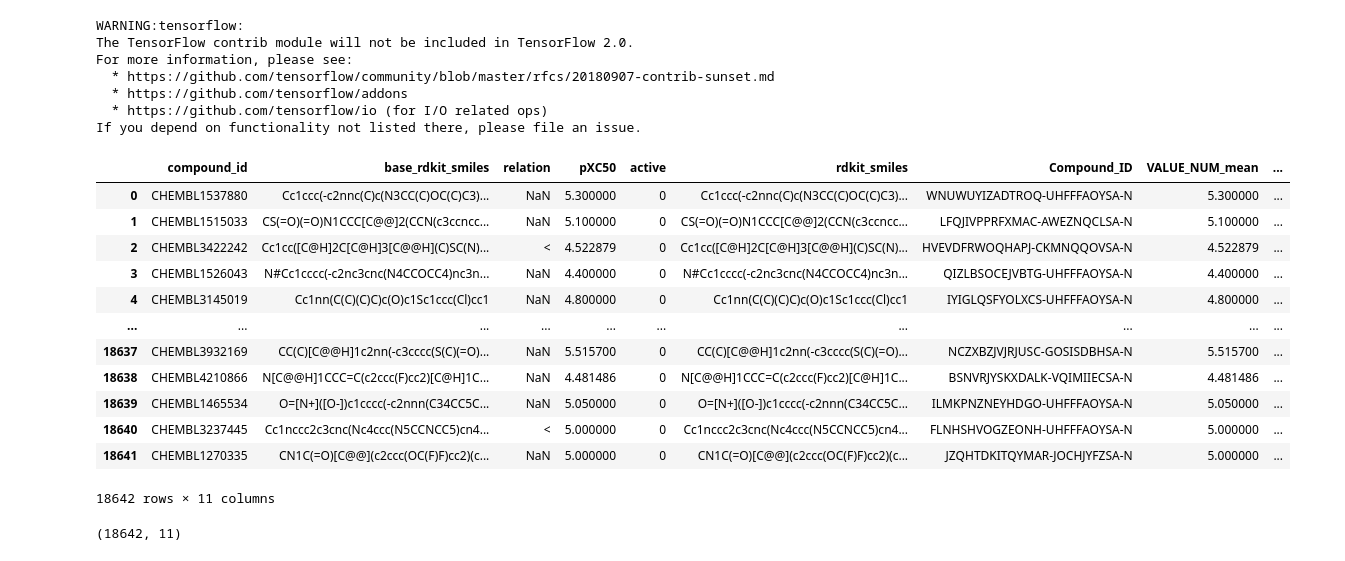
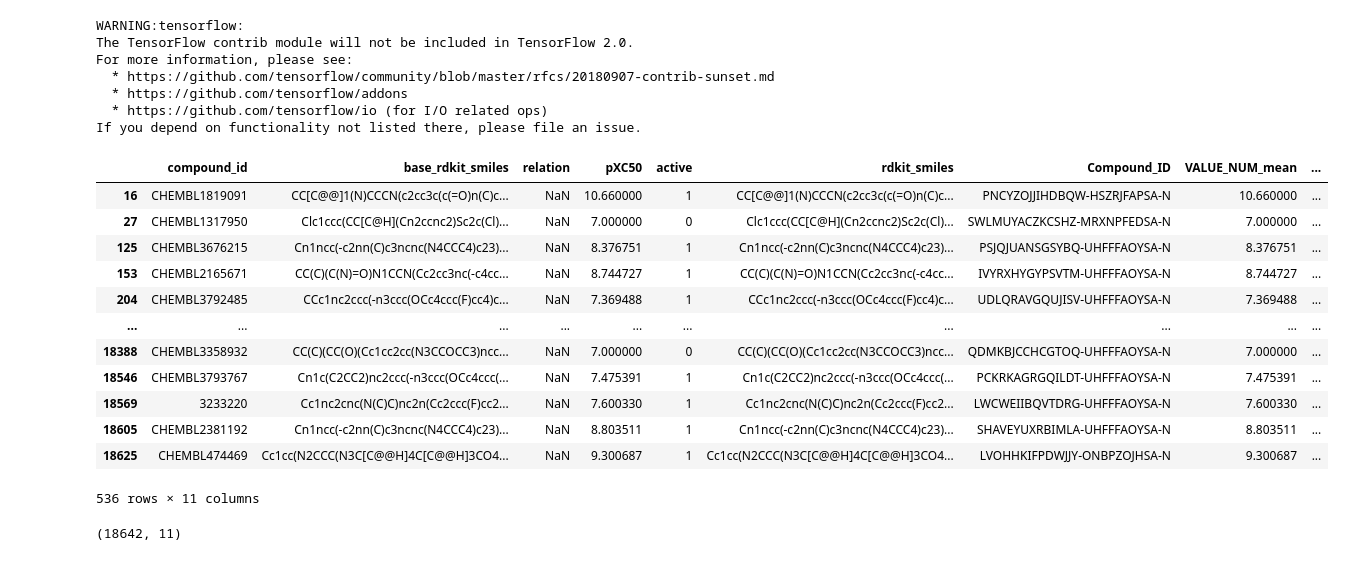
Before and after one commit to jm5159/E4511-2021-Mao, a Jupyter notebook: modeling_classification.ipynb, the cells around one changed output. Cells and saved outputs as stored; diff of their text form; code cells hidden in the pictures.

```diff
--- a/modeling_classification.ipynb
+++ b/modeling_classification.ipynb
@@ -105,22 +105,22 @@ For more information, please see:
 If you depend on functionality not listed there, please file an issue.
 # %%
 h1 = pd.read_csv("CYP3A4_cur_final.csv")
-# %%
-h1
-# %% [output]
-|  | compound_id | base_rdkit_smiles | relation | pXC50 | active | rdkit_smiles | Compound_ID | VALUE_NUM_mean | ... |
-| 0 | CHEMBL1537880 | Cc1ccc(-c2nnc(C)c(N3CC(C)OC(C)C3)... | NaN | 5.300000 | 0 | Cc1ccc(-c2nnc(C)c(N3CC(C)OC(C)C3)... | WNUWUYIZADTROQ-UHFFFAOYSA-N | 5.300000 | ... |
-| 1 | CHEMBL1515033 | CS(=O)(=O)N1CCC[C@@]2(CCN(c3ccncc... | NaN | 5.100000 | 0 | CS(=O)(=O)N1CCC[C@@]2(CCN(c3ccncc... | LFQJIVPPRFXMAC-AWEZNQCLSA-N | 5.100000 | ... |
-| 2 | CHEMBL3422242 | Cc1cc([C@H]2C[C@H]3[C@@H](C)SC(N)... | < | 4.522879 | 0 | Cc1cc([C@H]2C[C@H]3[C@@H](C)SC(N)... | HVEVDFRWOQHAPJ-CKMNQQOVSA-N | 4.522879 | ... |
-| 3 | CHEMBL1526043 | N#Cc1cccc(-c2nc3cnc(N4CCOCC4)nc3n... | NaN | 4.400000 | 0 | N#Cc1cccc(-c2nc3cnc(N4CCOCC4)nc3n... | QIZLBSOCEJVBTG-UHFFFAOYSA-N | 4.400000 | ... |
-| 4 | CHEMBL3145019 | Cc1nn(C(C)(C)C)c(O)c1Sc1ccc(Cl)cc1 | NaN | 4.800000 | 0 | Cc1nn(C(C)(C)C)c(O)c1Sc1ccc(Cl)cc1 | IYIGLQSFYOLXCS-UHFFFAOYSA-N | 4.800000 | ... |
-| ... | ... | ... | ... | ... | ... | ... | ... | ... | ... |
-| 18637 | CHEMBL3932169 | CC(C)[C@@H]1c2nn(-c3cccc(S(C)(=O)... | NaN | 5.515700 | 0 | CC(C)[C@@H]1c2nn(-c3cccc(S(C)(=O)... | NCZXBZJVJRJUSC-GOSISDBHSA-N | 5.515700 | ... |
-| 18638 | CHEMBL4210866 | N[C@@H]1CCC=C(c2ccc(F)cc2)[C@H]1C... | NaN | 4.481486 | 0 | N[C@@H]1CCC=C(c2ccc(F)cc2)[C@H]1C... | BSNVRJYSKXDALK-VQIMIIECSA-N | 4.481486 | ... |
-| 18639 | CHEMBL1465534 | O=[N+]([O-])c1cccc(-c2nnn(C34CC5C... | NaN | 5.050000 | 0 | O=[N+]([O-])c1cccc(-c2nnn(C34CC5C... | ILMKPNZNEYHDGO-UHFFFAOYSA-N | 5.050000 | ... |
-| 18640 | CHEMBL3237445 | Cc1nccc2c3cnc(Nc4ccc(N5CCNCC5)cn4... | < | 5.000000 | 0 | Cc1nccc2c3cnc(Nc4ccc(N5CCNCC5)cn4... | FLNHSHVOGZEONH-UHFFFAOYSA-N | 5.000000 | ... |
-| 18641 | CHEMBL1270335 | CN1C(=O)[C@@](c2ccc(OC(F)F)cc2)(c... | NaN | 5.000000 | 0 | CN1C(=O)[C@@](c2ccc(OC(F)F)cc2)(c... | JZQHTDKITQYMAR-JOCHJYFZSA-N | 5.000000 | ... |
-18642 rows × 11 columns
+# %%
+h1[h1['pXC50']>=7]
+# %% [output]
+|  | compound_id | base_rdkit_smiles | relation | pXC50 | active | rdkit_smiles | Compound_ID | VALUE_NUM_mean | ... |
+| 16 | CHEMBL1819091 | CC[C@@]1(N)CCCN(c2cc3c(c(=O)n(C)c... | NaN | 10.660000 | 1 | CC[C@@]1(N)CCCN(c2cc3c(c(=O)n(C)c... | PNCYZOJJIHDBQW-HSZRJFAPSA-N | 10.660000 | ... |
+| 27 | CHEMBL1317950 | Clc1ccc(CC[C@H](Cn2ccnc2)Sc2c(Cl)... | NaN | 7.000000 | 0 | Clc1ccc(CC[C@H](Cn2ccnc2)Sc2c(Cl)... | SWLMUYACZKCSHZ-MRXNPFEDSA-N | 7.000000 | ... |
+| 125 | CHEMBL3676215 | Cn1ncc(-c2nn(C)c3ncnc(N4CCC4)c23)... | NaN | 8.376751 | 1 | Cn1ncc(-c2nn(C)c3ncnc(N4CCC4)c23)... | PSJQJUANSGSYBQ-UHFFFAOYSA-N | 8.376751 | ... |
+| 153 | CHEMBL2165671 | CC(C)(C(N)=O)N1CCN(Cc2cc3nc(-c4cc... | NaN | 8.744727 | 1 | CC(C)(C(N)=O)N1CCN(Cc2cc3nc(-c4cc... | IVYRXHYGYPSVTM-UHFFFAOYSA-N | 8.744727 | ... |
+| 204 | CHEMBL3792485 | CCc1nc2ccc(-n3ccc(OCc4ccc(F)cc4)c... | NaN | 7.369488 | 1 | CCc1nc2ccc(-n3ccc(OCc4ccc(F)cc4)c... | UDLQRAVGQUJISV-UHFFFAOYSA-N | 7.369488 | ... |
+| ... | ... | ... | ... | ... | ... | ... | ... | ... | ... |
+| 18388 | CHEMBL3358932 | CC(C)(CC(O)(Cc1cc2cc(N3CCOCC3)ncc... | NaN | 7.000000 | 0 | CC(C)(CC(O)(Cc1cc2cc(N3CCOCC3)ncc... | QDMKBJCCHCGTOQ-UHFFFAOYSA-N | 7.000000 | ... |
+| 18546 | CHEMBL3793767 | Cn1c(C2CC2)nc2ccc(-n3ccc(OCc4ccc(... | NaN | 7.475391 | 1 | Cn1c(C2CC2)nc2ccc(-n3ccc(OCc4ccc(... | PCKRKAGRGQILDT-UHFFFAOYSA-N | 7.475391 | ... |
+| 18569 | 3233220 | Cc1nc2cnc(N(C)C)nc2n(Cc2ccc(F)cc2... | NaN | 7.600330 | 1 | Cc1nc2cnc(N(C)C)nc2n(Cc2ccc(F)cc2... | LWCWEIIBQVTDRG-UHFFFAOYSA-N | 7.600330 | ... |
+| 18605 | CHEMBL2381192 | Cn1ncc(-c2nn(C)c3ncnc(N4CCC4)c23)... | NaN | 8.803511 | 1 | Cn1ncc(-c2nn(C)c3ncnc(N4CCC4)c23)... | SHAVEYUXRBIMLA-UHFFFAOYSA-N | 8.803511 | ... |
+| 18625 | CHEMBL474469 | Cc1cc(N2CCC(N3C[C@@H]4C[C@@H]3CO4... | NaN | 9.300687 | 1 | Cc1cc(N2CCC(N3C[C@@H]4C[C@@H]3CO4... | LVOHHKIFPDWJJY-ONBPZOJHSA-N | 9.300687 | ... |
+536 rows × 11 columns
 # %%
 h1.shape
 # %% [output]
```
Also changed, not shown: parts of 16 cells of this notebook.
